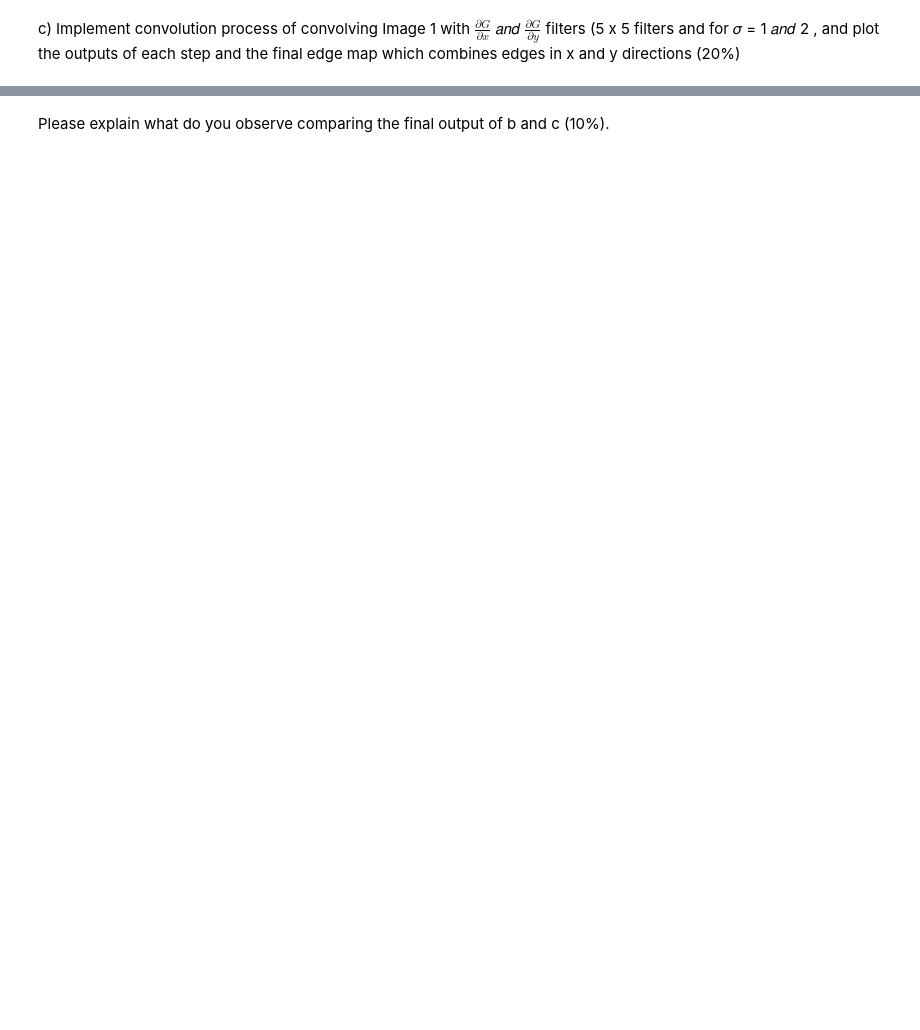
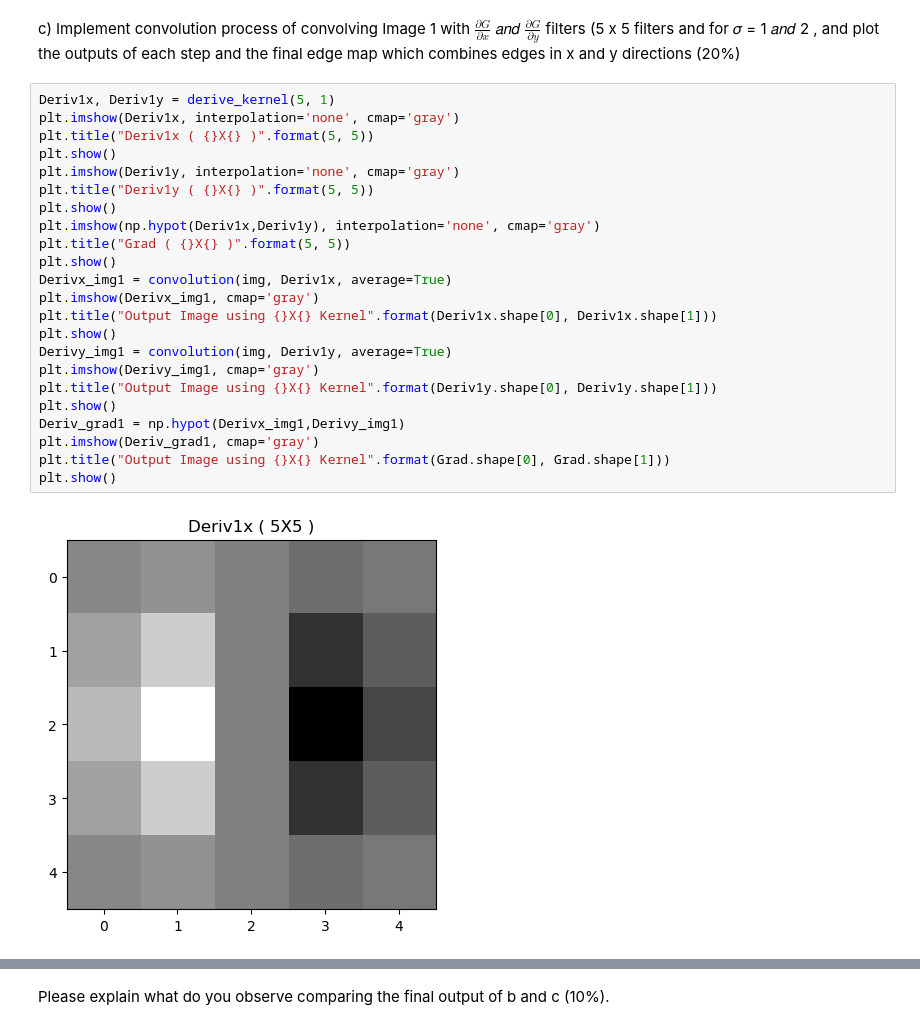
Before and after one commit to aabusha3/Convolution-Edge-and-Corner-Detection_CS4442-3, a Jupyter notebook: assignment3_AbuShawarib_Ahmad.ipynb, the cells around one changed output, grey strips where cells are left out. Saved outputs shown, nothing was run; the diff lists cells and outputs as text; blank space fills up the shorter version.

```diff
--- a/assignment3_AbuShawarib_Ahmad.ipynb
+++ b/assignment3_AbuShawarib_Ahmad.ipynb
@@ -103,2 +172,27 @@ b) Implement convolution process of convolving a 3 x 3 Sobel filters (𝑆𝑥
 # %% [markdown]
 c) Implement convolution process of convolving Image 1 with $\frac{\partial G}{\partial x}$ 𝑎𝑛𝑑 $\frac{\partial G}{\partial y}$ filters (5 x 5 filters and for 𝜎 = 1 𝑎𝑛𝑑 2 , and plot the outputs of each step and the final edge map which combines edges in x and y directions (20%)
+# %%
+Deriv1x, Deriv1y = derive_kernel(5, 1)
+plt.imshow(Deriv1x, interpolation='none', cmap='gray')
+plt.title("Deriv1x ( {}X{} )".format(5, 5))
+plt.show()
+plt.imshow(Deriv1y, interpolation='none', cmap='gray')
+plt.title("Deriv1y ( {}X{} )".format(5, 5))
+plt.show()
+plt.imshow(np.hypot(Deriv1x,Deriv1y), interpolation='none', cmap='gray')
+plt.title("Grad ( {}X{} )".format(5, 5))
+plt.show()
+Derivx_img1 = convolution(img, Deriv1x, average=True)
+plt.imshow(Derivx_img1, cmap='gray')
+plt.title("Output Image using {}X{} Kernel".format(Deriv1x.shape[0], Deriv1x.shape[1]))
+plt.show()
+Derivy_img1 = convolution(img, Deriv1y, average=True)
+plt.imshow(Derivy_img1, cmap='gray')
+plt.title("Output Image using {}X{} Kernel".format(Deriv1y.shape[0], Deriv1y.shape[1]))
+plt.show()
+Deriv_grad1 = np.hypot(Derivx_img1,Derivy_img1)
+plt.imshow(Deriv_grad1, cmap='gray')
+plt.title("Output Image using {}X{} Kernel".format(Grad.shape[0], Grad.shape[1]))
+plt.show()
+# %% [output]
+[figure, added]
```
Also changed, not shown: parts of 11 cells of this notebook.
